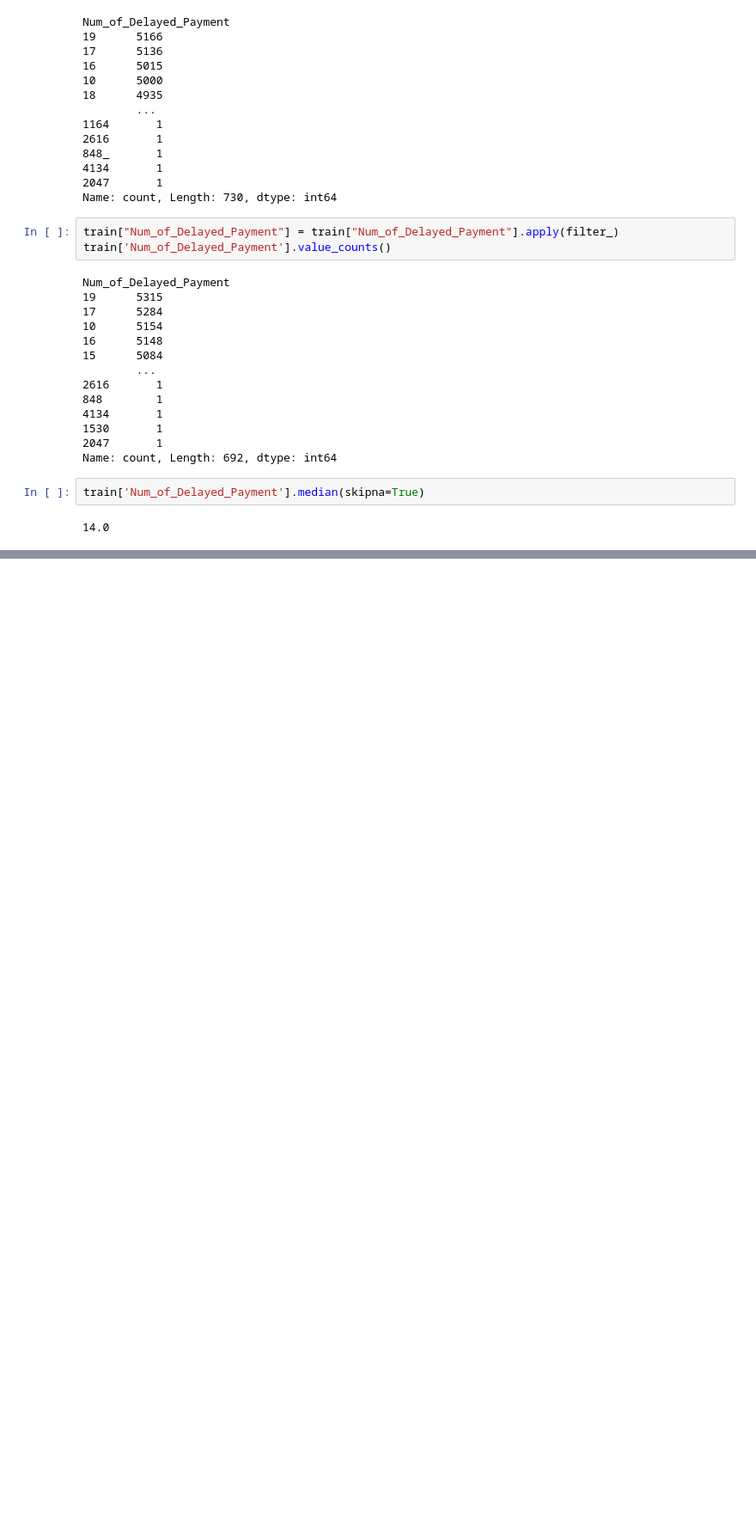
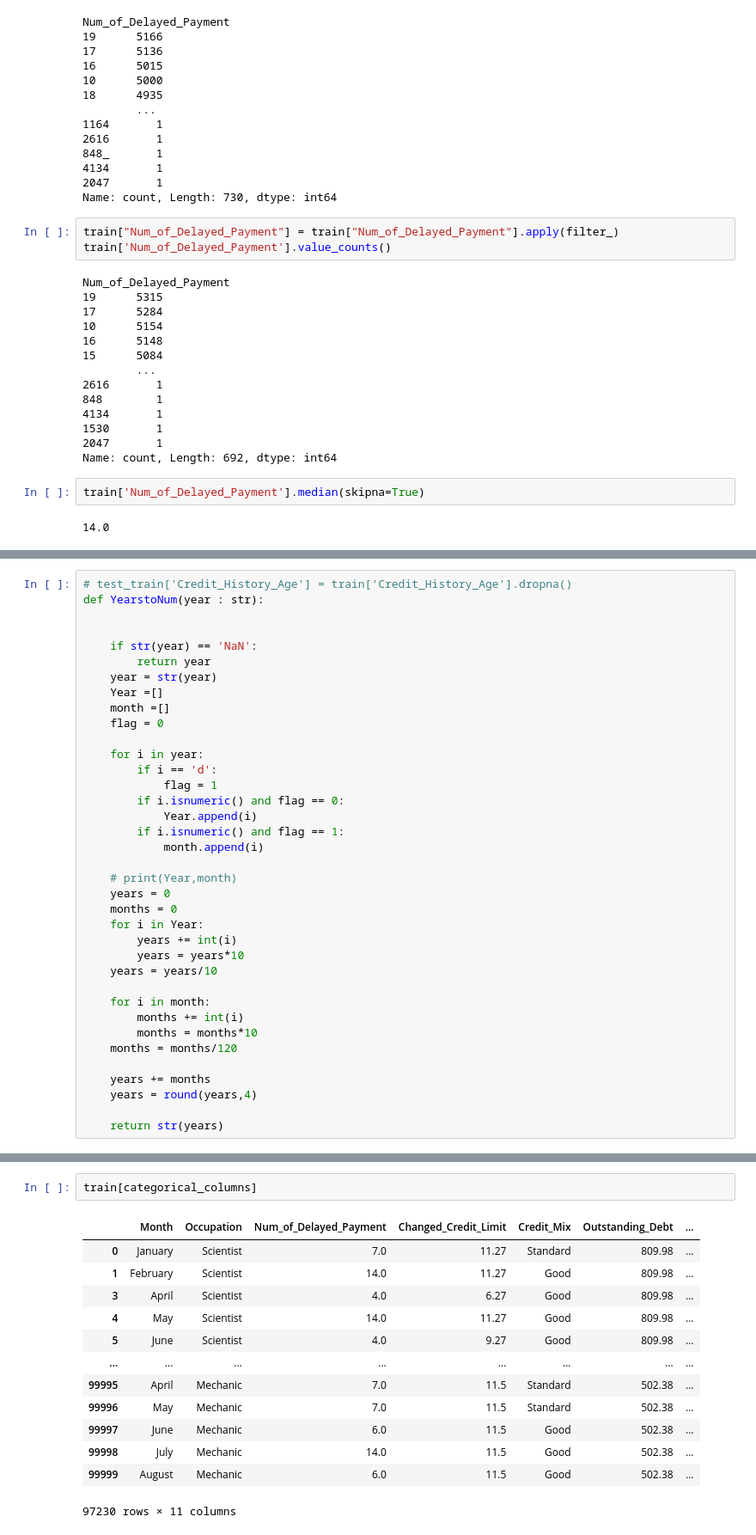
Before and after one commit to SaitejSamudrala/Credit-Score-Classification, a Jupyter notebook: src/main.ipynb, the cells around one changed output, grey strips where cells are left out. Shown: that part at 86% size. Saved outputs shown, nothing was run; the diff lists cells and outputs as text; blank space fills up the shorter version.

```diff
--- a/src/main.ipynb
+++ b/src/main.ipynb
@@ -620,0 +668,37 @@ train['Num_of_Delayed_Payment'].isna().sum()
+# %%
+# test_train['Credit_History_Age'] = train['Credit_History_Age'].dropna()
+def YearstoNum(year : str):
+
+
+    if str(year) == 'NaN':
+        return year
+    year = str(year)
+    Year =[]
+    month =[]
+    flag = 0
+
+    for i in year:
+        if i == 'd':
+            flag = 1
+        if i.isnumeric() and flag == 0:
+            Year.append(i)
+        if i.isnumeric() and flag == 1:
+            month.append(i)
+
+    # print(Year,month)
+    years = 0
+    months = 0
+    for i in Year:
+        years += int(i)
+        years = years*10
+    years = years/10
+
+    for i in month:
+        months += int(i)
+        months = months*10
+    months = months/120
+
+    years += months
+    years = round(years,4)
+
+    return str(years)
@@ -620,0 +717,16 @@ train['Num_of_Delayed_Payment'].isna().sum()
+# %%
+train[categorical_columns]
+# %% [output]
+|  | Month | Occupation | Num_of_Delayed_Payment | Changed_Credit_Limit | Credit_Mix | Outstanding_Debt | ... |
+| 0 | January | Scientist | 7.0 | 11.27 | Standard | 809.98 | ... |
+| 1 | February | Scientist | 14.0 | 11.27 | Good | 809.98 | ... |
+| 3 | April | Scientist | 4.0 | 6.27 | Good | 809.98 | ... |
+| 4 | May | Scientist | 14.0 | 11.27 | Good | 809.98 | ... |
+| 5 | June | Scientist | 4.0 | 9.27 | Good | 809.98 | ... |
+| ... | ... | ... | ... | ... | ... | ... | ... |
+| 99995 | April | Mechanic | 7.0 | 11.5 | Standard | 502.38 | ... |
+| 99996 | May | Mechanic | 7.0 | 11.5 | Standard | 502.38 | ... |
+| 99997 | June | Mechanic | 6.0 | 11.5 | Good | 502.38 | ... |
+| 99998 | July | Mechanic | 14.0 | 11.5 | Good | 502.38 | ... |
+| 99999 | August | Mechanic | 6.0 | 11.5 | Good | 502.38 | ... |
+97230 rows × 11 columns
```
Also changed, not shown: parts of 16 cells of this notebook.
